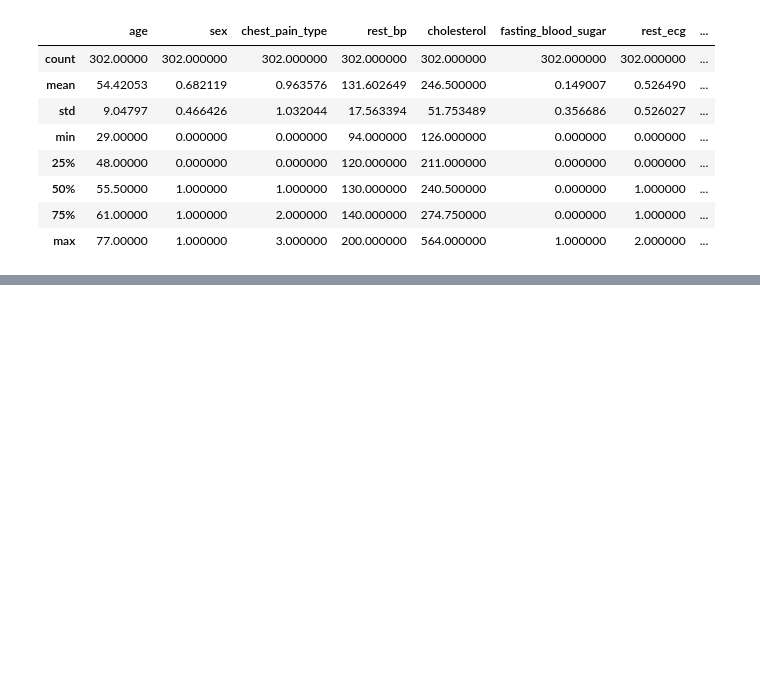
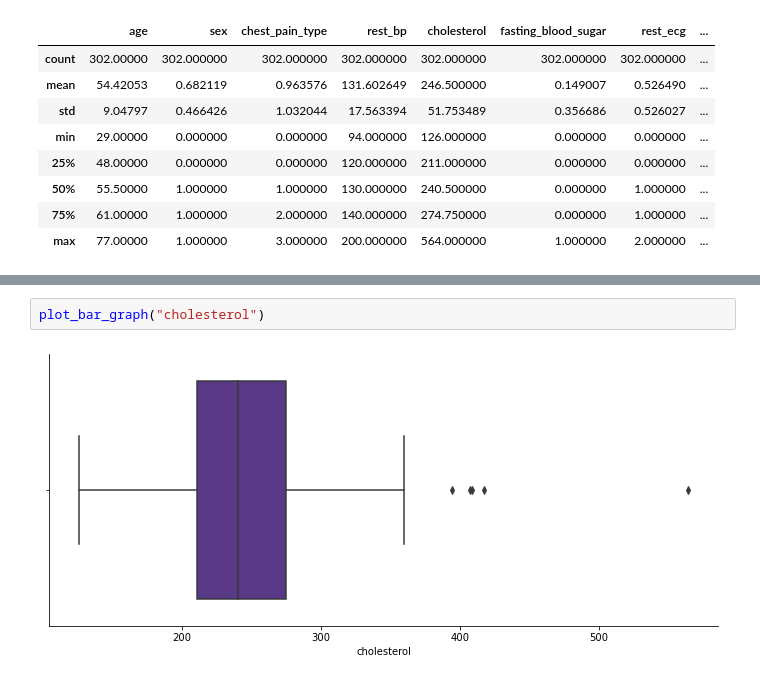
Before and after one commit to Zenoix/Heart-Disease-Dataset, a Jupyter notebook: notebook.ipynb, the cells around one changed output, grey strips where cells are left out. Drawn from its saved outputs; the diff is of its cells as text; blank space fills up the shorter version.

```diff
--- a/notebook.ipynb
+++ b/notebook.ipynb
@@ -157,0 +308,4 @@ Looking at the scatterplots, it seems as though there are no obvious correlation
+# %%
+plot_bar_graph("cholesterol")
+# %% [output]
+[figure, added]
```
Also changed, not shown: parts of 31 cells of this notebook.
